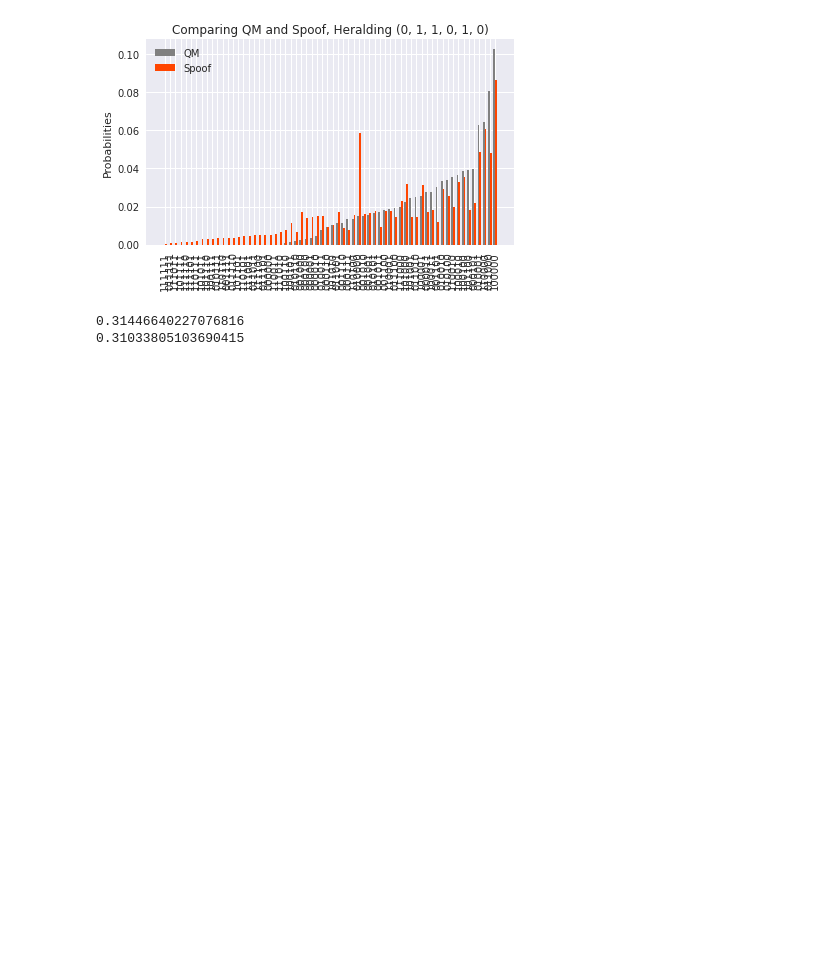
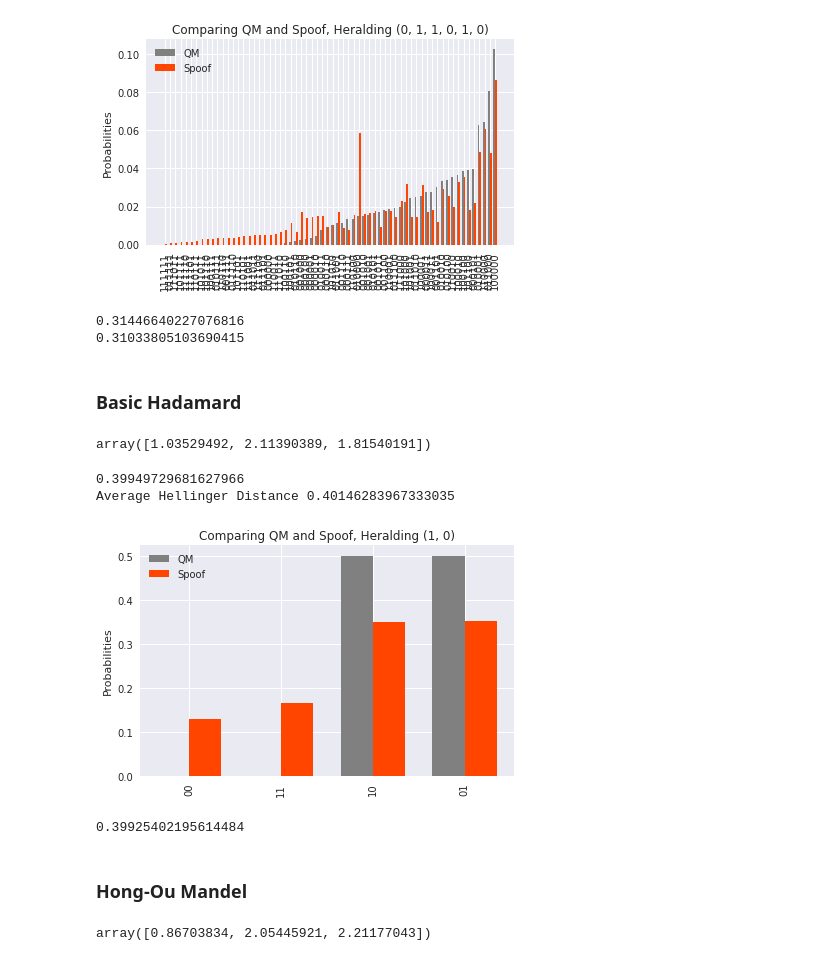
Before and after one commit to ironak/GaussianBosonSampling, a Jupyter notebook: experiments.ipynb, the cells around one changed output. Saved outputs shown, nothing was run; the diff lists cells and outputs as text; code cells hidden in the pictures; blank space fills up the shorter version.

Commit message:
hadamard and hong-ou-mandel experiment

```diff
--- a/experiments.ipynb
+++ b/experiments.ipynb
@@ -281,13 +287,0 @@ Average Hellinger Distance 0.3528561354466393
-# %%
-def optimizable_estu(x, num_src=3, N=100000, shots=10):
-    running_tot = 0
-    for i in range(shots):
-        qm_distrs, stoch_distrs = estu(
-            num_src,
-            r=x[0],
-            herald_gamma=x[1],
-            out_gamma=x[2],
-            N=N
-        )
-        running_tot += avg_distr_distance(qm_distrs, stoch_distrs)
-    return running_tot / shots
@@ -326,3 +329,47 @@ print(optimizable_estu([1.1055373 , 1.82534494, 1.88541628]))
 # %% [output]
 0.31446640227076816
 0.31033805103690415
+# %% [markdown]
+### Basic Hadamard
+# %%
+# Optimizing Basic Hadamard
+U = direct_sum(I1, hadamard, I1)
+x0 = [1, DEFAULT_MEAS_THRESH, DEFAULT_MEAS_THRESH]
+res = minimize(optimizable_estu, x0,
+               args=(1, hadamard, [(1,0)], 100000, 3),
+               method='Nelder-Mead', tol=1e-2)
+res.x
+# %% [output]
+array([1.03529492, 2.11390389, 1.81540191])
+# %%
+print(optimizable_estu(res.x, 1, hadamard, [(1,0)], 100000, 10))
+print_estu(
+    1,
+    U=hadamard,
+    heralds=[(1,0)],
+    r=res.x[0],
+    herald_gamma=res.x[1],
+    out_gamma=res.x[2],
+    N=1000000
+)
+# %% [output]
+0.39949729681627966
+Average Hellinger Distance 0.40146283967333035
+[figure, added]
+# %%
+# past optimizations
+print(optimizable_estu([1.03529492, 2.11390389, 1.81540191], 1, hadamard, [(1,0)], 100000, 10))
+# %% [output]
+0.39925402195614484
+# %% [markdown]
+### Hong-Ou Mandel
+# %%
+# Optimizing Hong-Ou-Mandel
+U = direct_sum(I1, hadamard, I1)
+x0 = [1, DEFAULT_MEAS_THRESH, DEFAULT_MEAS_THRESH]
+res = minimize(optimizable_estu, x0,
+               args=(2, U, [(0,1,1,0)], 1000000, 10),
+               method='Nelder-Mead', tol=1e-2)
+res.x
+# %% [output]
+array([0.86703834, 2.05445921, 2.21177043])
```
Also changed, not shown: parts of 12 cells of this notebook.
